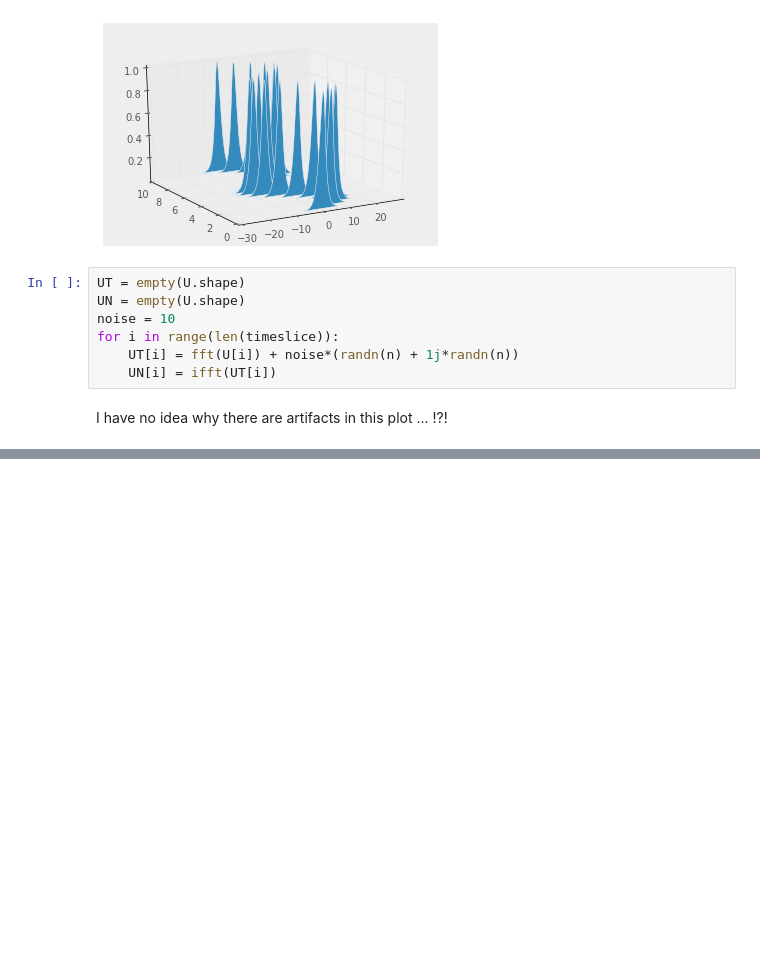
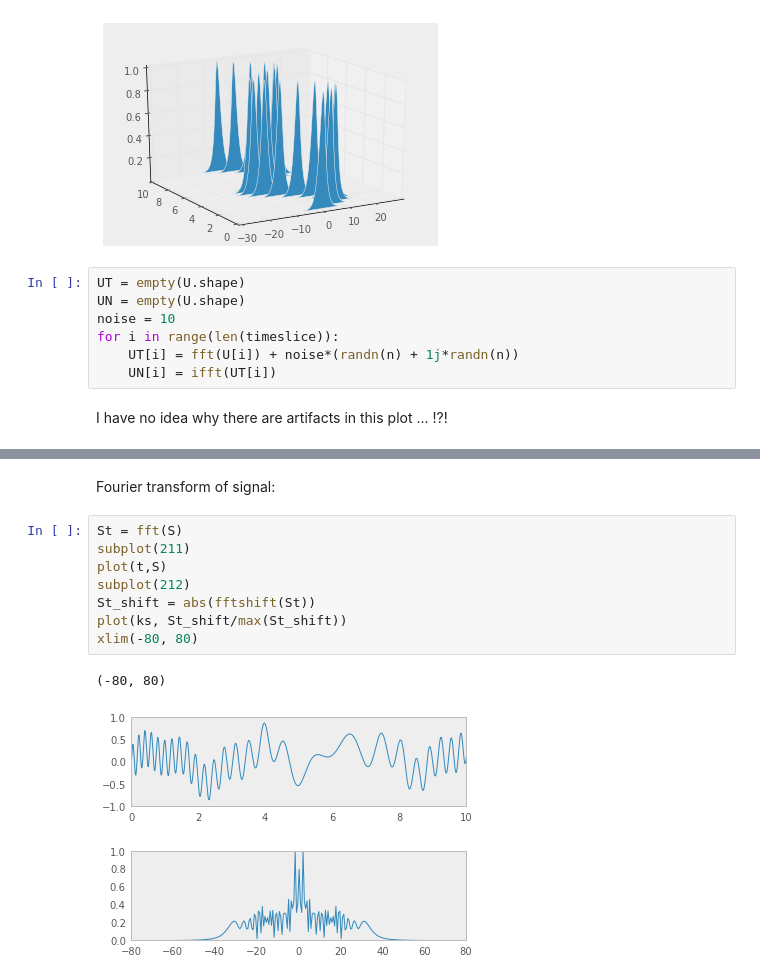
Before and after one commit to ksawlani/ComputationalMethodsCourse, a Jupyter notebook: Coursera Data Analysis.ipynb, the cells around one changed output, grey strips where cells are left out. Saved outputs shown, nothing was run; the diff lists cells and outputs as text; blank space fills up the shorter version.

```diff
--- a/Coursera Data Analysis.ipynb
+++ b/Coursera Data Analysis.ipynb
@@ -333,0 +351,13 @@ Gabor transform and STFT.
+# %% [markdown]
+Fourier transform of signal:
+# %%
+St = fft(S)
+subplot(211)
+plot(t,S)
+subplot(212)
+St_shift = abs(fftshift(St))
+plot(ks, St_shift/max(St_shift))
+xlim(-80, 80)
+# %% [output]
+(-80, 80)
+[figure, added]
```
Also changed, not shown: parts of 22 cells of this notebook.
